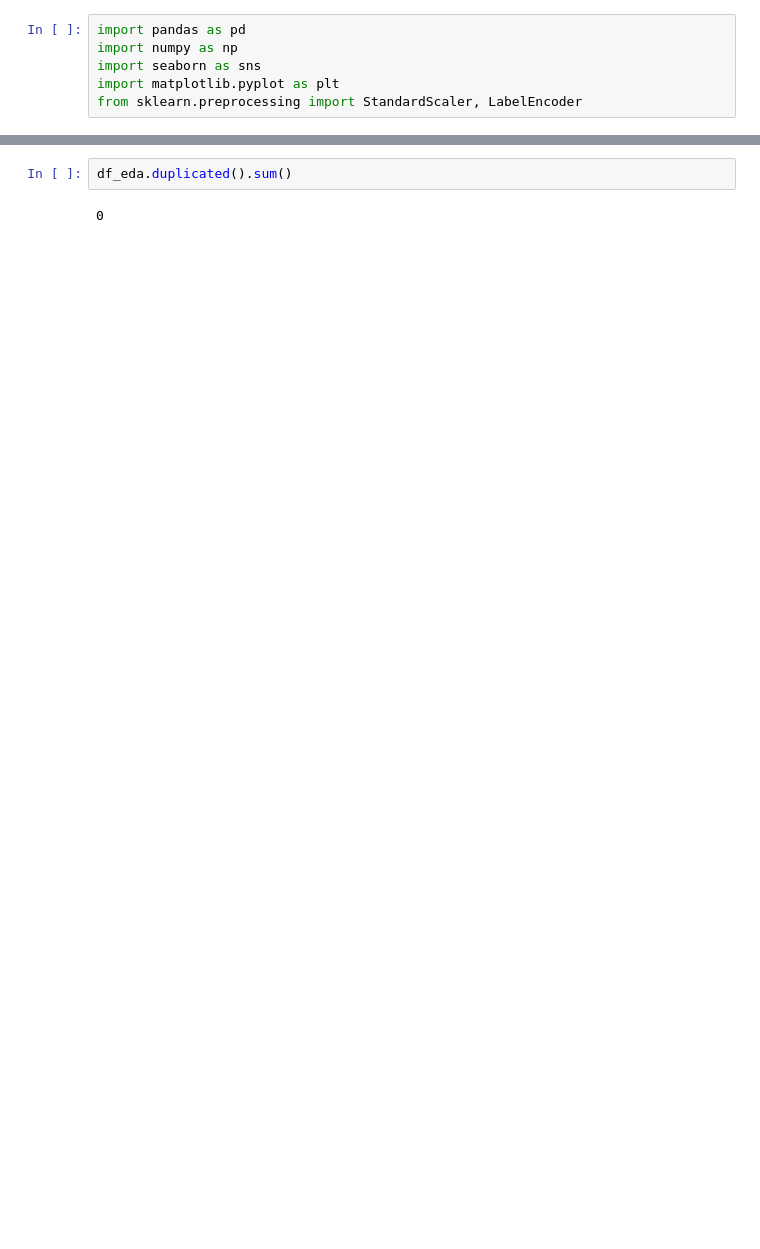
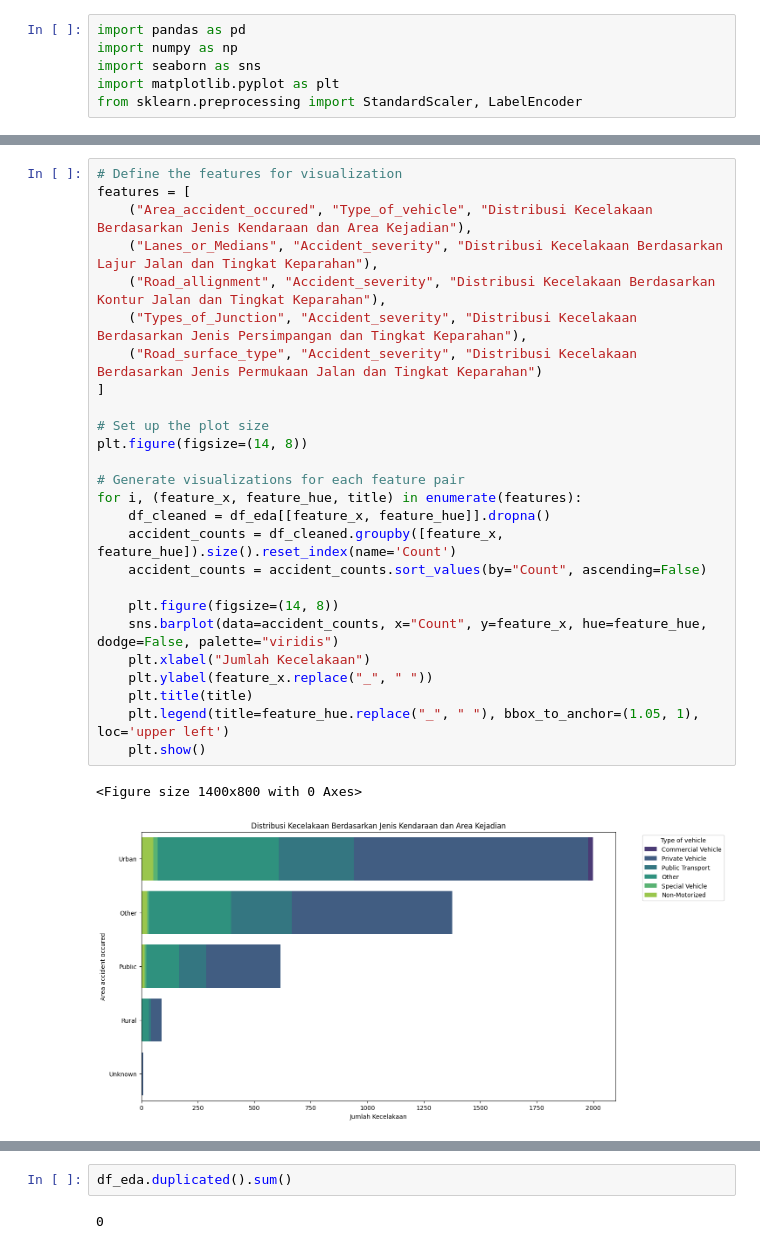
Before and after one commit to ahmadnafi30/3-AhmadNafiMubarok_OrieAbyanMaulana, a Jupyter notebook: code/eda.ipynb, the cells around one changed output, grey strips where cells are left out. Drawn from its saved outputs; the diff is of its cells as text; blank space fills up the shorter version.

```diff
--- a/code/eda.ipynb
+++ b/code/eda.ipynb
@@ -8,0 +40,29 @@ df_eda = pd.read_csv('../datasets/Road Traffic Accidents/RTA Dataset.csv')
+# %%
+# Define the features for visualization
+features = [
+    ("Area_accident_occured", "Type_of_vehicle", "Distribusi Kecelakaan Berdasarkan Jenis Kendaraan dan Area Kejadian"),
+    ("Lanes_or_Medians", "Accident_severity", "Distribusi Kecelakaan Berdasarkan Lajur Jalan dan Tingkat Keparahan"),
+    ("Road_allignment", "Accident_severity", "Distribusi Kecelakaan Berdasarkan Kontur Jalan dan Tingkat Keparahan"),
+    ("Types_of_Junction", "Accident_severity", "Distribusi Kecelakaan Berdasarkan Jenis Persimpangan dan Tingkat Keparahan"),
+    ("Road_surface_type", "Accident_severity", "Distribusi Kecelakaan Berdasarkan Jenis Permukaan Jalan dan Tingkat Keparahan")
+]
+
+# Set up the plot size
+plt.figure(figsize=(14, 8))
+
+# Generate visualizations for each feature pair
+for i, (feature_x, feature_hue, title) in enumerate(features):
+    df_cleaned = df_eda[[feature_x, feature_hue]].dropna()
+    accident_counts = df_cleaned.groupby([feature_x, feature_hue]).size().reset_index(name='Count')
+    accident_counts = accident_counts.sort_values(by="Count", ascending=False)
+
+    plt.figure(figsize=(14, 8))
+    sns.barplot(data=accident_counts, x="Count", y=feature_x, hue=feature_hue, dodge=False, palette="viridis")
+    plt.xlabel("Jumlah Kecelakaan")
+    plt.ylabel(feature_x.replace("_", " "))
+    plt.title(title)
+    plt.legend(title=feature_hue.replace("_", " "), bbox_to_anchor=(1.05, 1), loc='upper left')
+    plt.show()
+# %% [output]
+<Figure size 1400x800 with 0 Axes>
+[figure, added]
```
Also changed, not shown: parts of 10 cells of this notebook, 7 other files.
